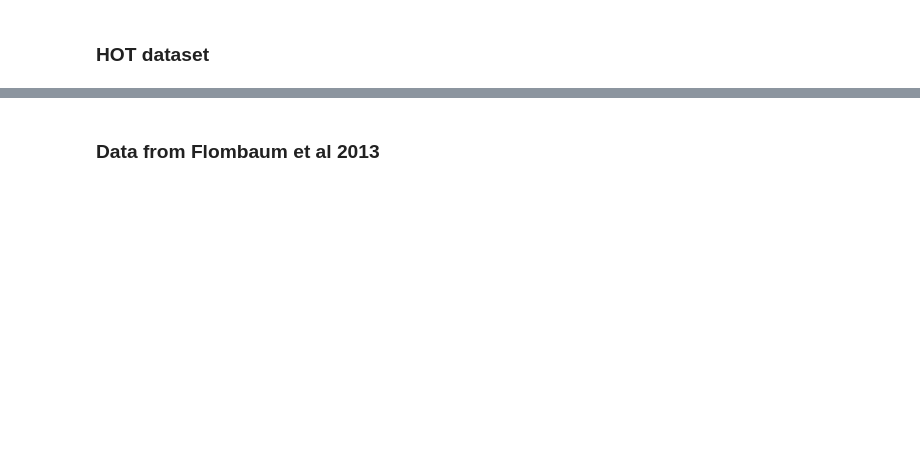
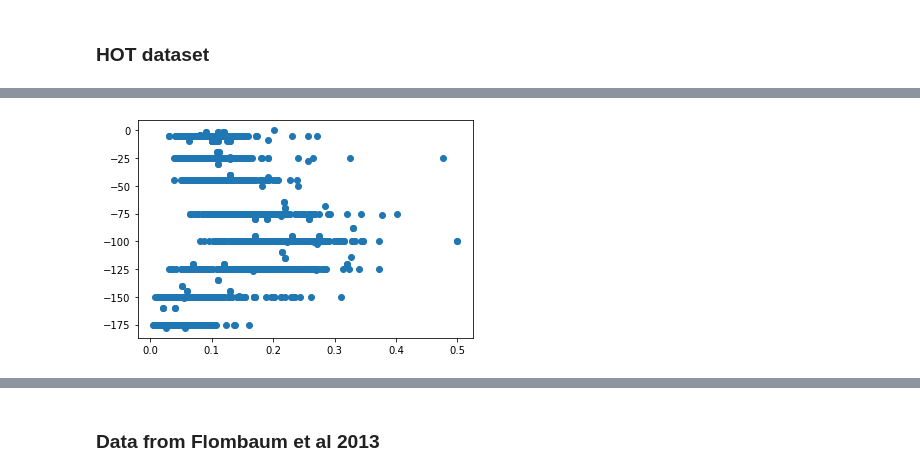
Before and after one commit to gmanuch/DataScienceOceanography, a Jupyter notebook: Tutorials/BO/phyto_tutorial.ipynb, the cells around one changed output, grey strips where cells are left out. Saved outputs shown, nothing was run; the diff lists cells and outputs as text; code cells hidden in the pictures; blank space fills up the shorter version.

```diff
--- a/Tutorials/BO/phyto_tutorial.ipynb
+++ b/Tutorials/BO/phyto_tutorial.ipynb
@@ -45,0 +103,8 @@ px.scatter(HOT, x='time',y='prochlorococcus_hot', color='depth',
+# %%
+pro=HOT['chl_hot'];
+depth=HOT['depth'];
+
+plt.scatter(pro,-depth);
+#plt.scatter(pro,-depth);
+# %% [output]
+[figure, added]
```
Also changed, not shown: parts of 12 cells of this notebook, 1 other file.
